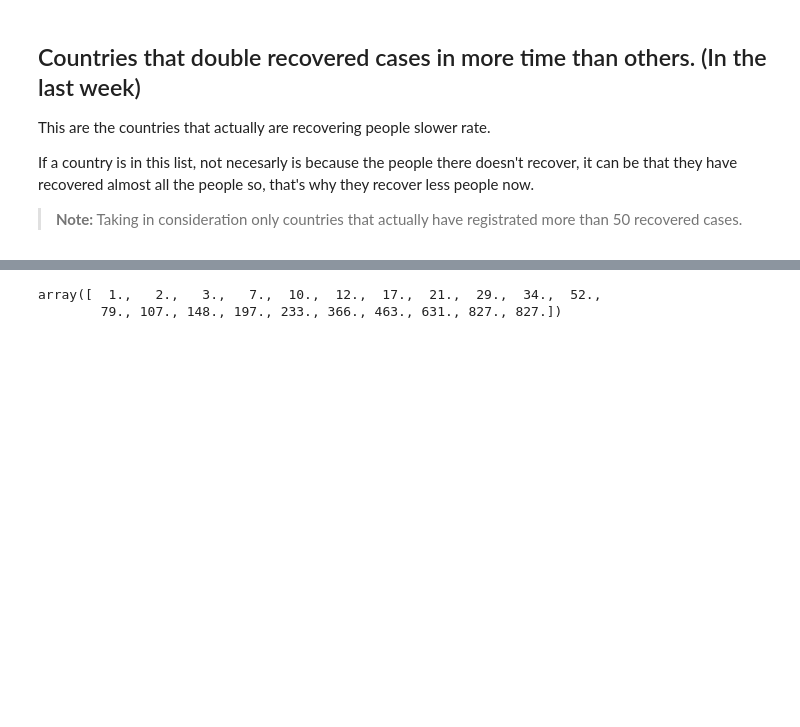
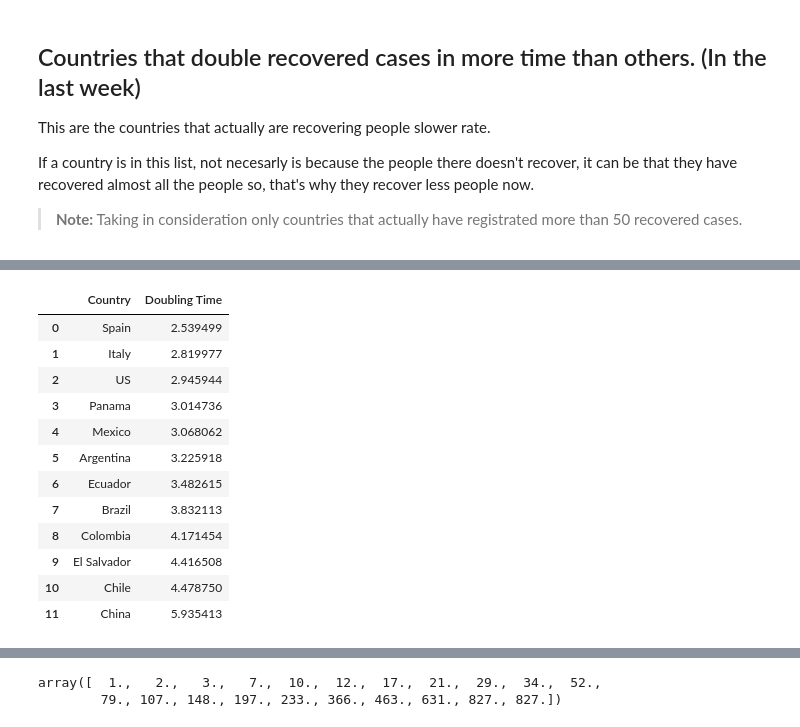
Before and after one commit to CarlosDNieto/Coronavirus-COVID-19, a Jupyter notebook: Coronavirus Global Visualizations and Information.ipynb, the cells around one changed output, grey strips where cells are left out. Drawn from its saved outputs; the diff is of its cells as text; code cells hidden in the pictures; blank space fills up the shorter version.

```diff
--- a/Coronavirus Global Visualizations and Information.ipynb
+++ b/Coronavirus Global Visualizations and Information.ipynb
@@ -711,3 +711,40 @@ df.sort_values(by='Doubling Time',ascending=False).head(15)
+# %%
+mx = TimeSeries(deaths_df,'Mexico').data
+ita = TimeSeries(deaths_df,'Italy').data
+us = TimeSeries(deaths_df,'US').data
+spa = TimeSeries(deaths_df,'Spain').data
+
+countries = ['Mexico','Italy','US','Spain','Brazil','Chile','Colombia','Ecuador',
+             'China','Argentina','El Salvador','Panama']
+doubling_times = []
+for co in countries:
+    df = TimeSeries(deaths_df,co).data
+    cases = df.loc[co].values[:21]
+    last_week = cases[-8]
+    current = cases[-1]
+    ratio = current/last_week
+    dbt = 7*np.log(2)/np.log(ratio)
+    doubling_times.append(dbt)
+
+summary = pd.DataFrame({'Doubling Times':doubling_times},index=countries)
+summary = summary.sort_values(by='Doubling Times')
+summary.reset_index(inplace=True)
+summary.columns = ['Country','Doubling Time']
+summary
+# %% [output]
+|  | Country | Doubling Time |
+| 0 | Spain | 2.539499 |
+| 1 | Italy | 2.819977 |
+| 2 | US | 2.945944 |
+| 3 | Panama | 3.014736 |
+| 4 | Mexico | 3.068062 |
+| 5 | Argentina | 3.225918 |
+| 6 | Ecuador | 3.482615 |
+| 7 | Brazil | 3.832113 |
+| 8 | Colombia | 4.171454 |
+| 9 | El Salvador | 4.416508 |
+| 10 | Chile | 4.478750 |
+| 11 | China | 5.935413 |
 # %%
 mx.loc['Mexico'].values
 # %% [output]
```
Also changed, not shown: parts of 12 cells of this notebook, 1 other file.
